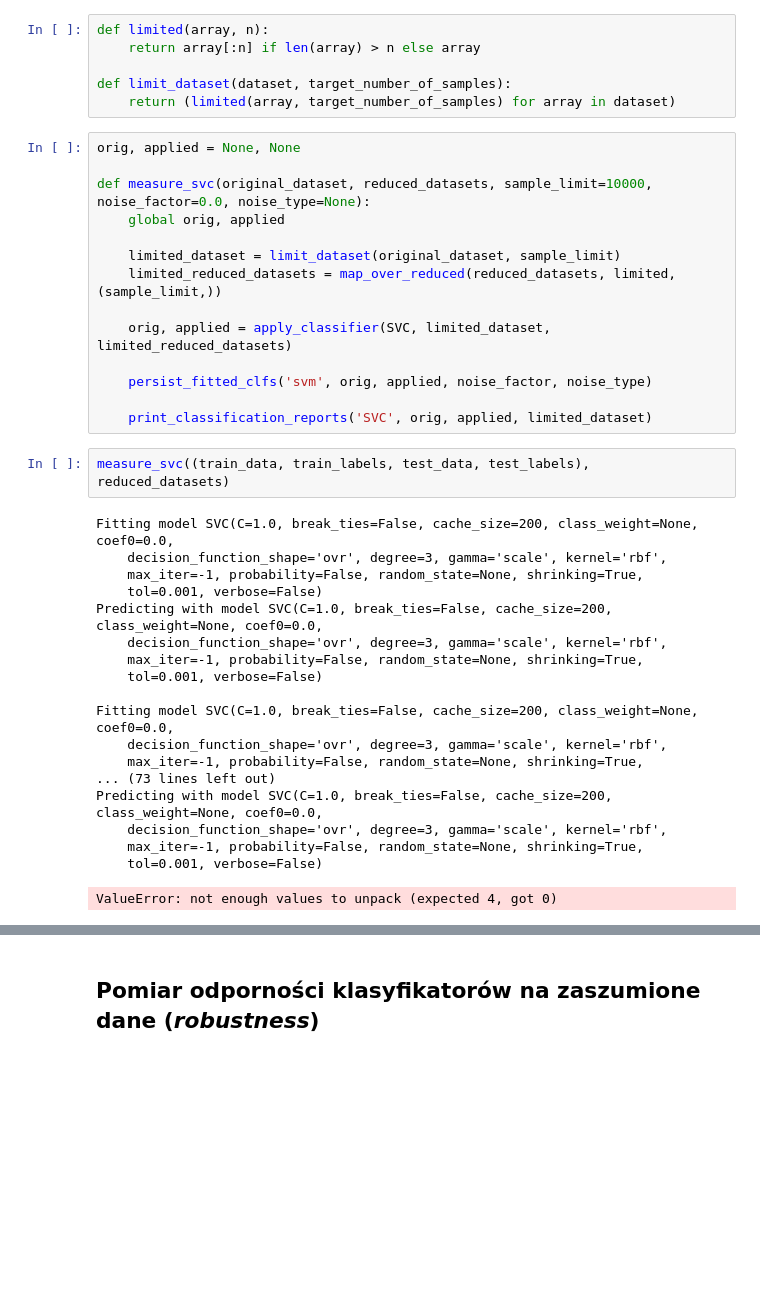
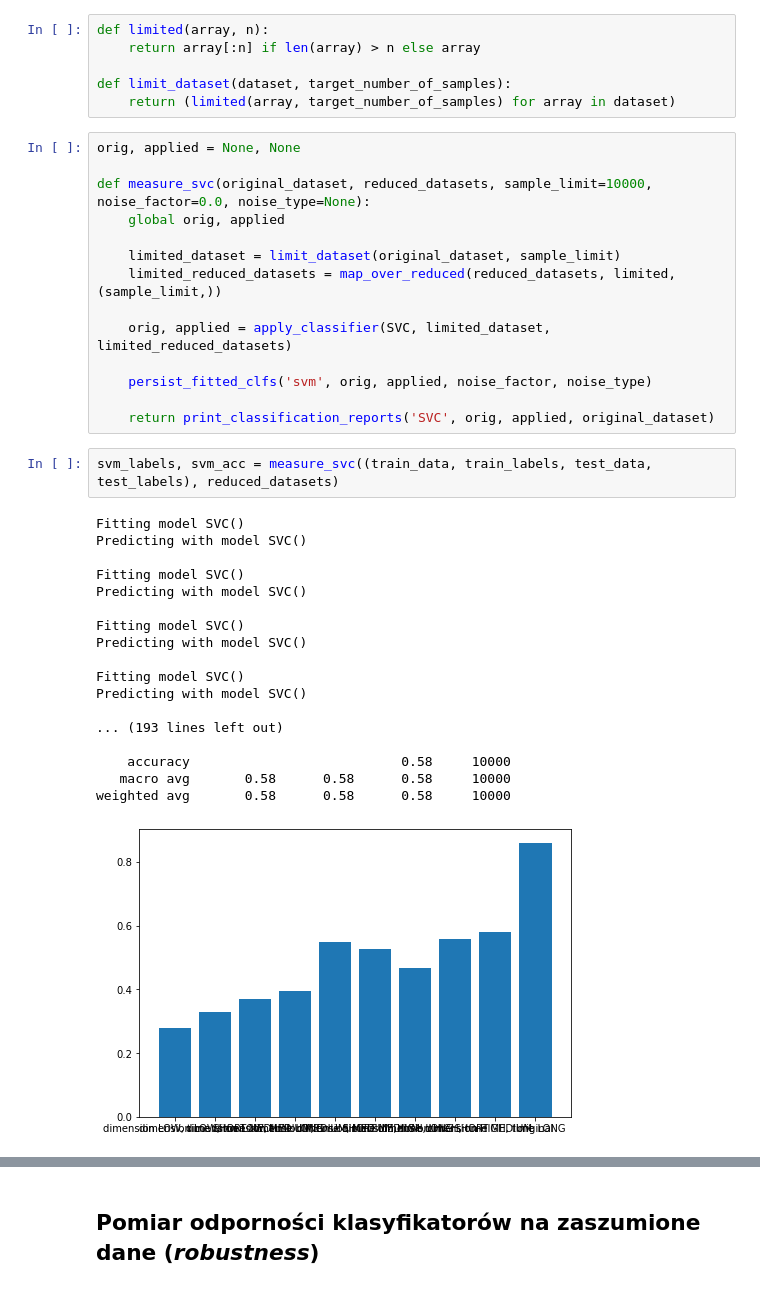
Before and after one commit to tyrrr-aj/MROiPUM, a Jupyter notebook: Project_5_AdaBoost_vs_SVM.ipynb, the cells around one changed output, grey strips where cells are left out. Saved outputs shown, nothing was run; the diff lists cells and outputs as text; blank space fills up the shorter version.

```diff
--- a/Project_5_AdaBoost_vs_SVM.ipynb
+++ b/Project_5_AdaBoost_vs_SVM.ipynb
@@ -299,25 +357,25 @@ def measure_svc(original_dataset, reduced_datasets, sample_limit=10000, noise_fa
 
     persist_fitted_clfs('svm', orig, applied, noise_factor, noise_type)
 
-    print_classification_reports('SVC', orig, applied, limited_dataset)
+    return print_classification_reports('SVC', orig, applied, original_dataset)
 # %%
-measure_svc((train_data, train_labels, test_data, test_labels), reduced_datasets)
+svm_labels, svm_acc = measure_svc((train_data, train_labels, test_data, test_labels), reduced_datasets)
 # %% [output]
-Fitting model SVC(C=1.0, break_ties=False, cache_size=200, class_weight=None, coef0=0.0,
-    decision_function_shape='ovr', degree=3, gamma='scale', kernel='rbf',
-    max_iter=-1, probability=False, random_state=None, shrinking=True,
-    tol=0.001, verbose=False)
-Predicting with model SVC(C=1.0, break_ties=False, cache_size=200, class_weight=None, coef0=0.0,
-    decision_function_shape='ovr', degree=3, gamma='scale', kernel='rbf',
-    max_iter=-1, probability=False, random_state=None, shrinking=True,
-    tol=0.001, verbose=False)
+Fitting model SVC()
+Predicting with model SVC()
 
-Fitting model SVC(C=1.0, break_ties=False, cache_size=200, class_weight=None, coef0=0.0,
-    decision_function_shape='ovr', degree=3, gamma='scale', kernel='rbf',
-    max_iter=-1, probability=False, random_state=None, shrinking=True,
-... (73 lines left out)
-Predicting with model SVC(C=1.0, break_ties=False, cache_size=200, class_weight=None, coef0=0.0,
-    decision_function_shape='ovr', degree=3, gamma='scale', kernel='rbf',
-    max_iter=-1, probability=False, random_state=None, shrinking=True,
-    tol=0.001, verbose=False)
+Fitting model SVC()
+Predicting with model SVC()
+
+Fitting model SVC()
+Predicting with model SVC()
+
+Fitting model SVC()
+Predicting with model SVC()
+
+... (193 lines left out)
+
+    accuracy                           0.58     10000
+   macro avg       0.58      0.58      0.58     10000
+weighted avg       0.58      0.58      0.58     10000
-ValueError: not enough values to unpack (expected 4, got 0)
+[figure, added]
```
Also changed, not shown: parts of 12 cells of this notebook, 40 other files.
